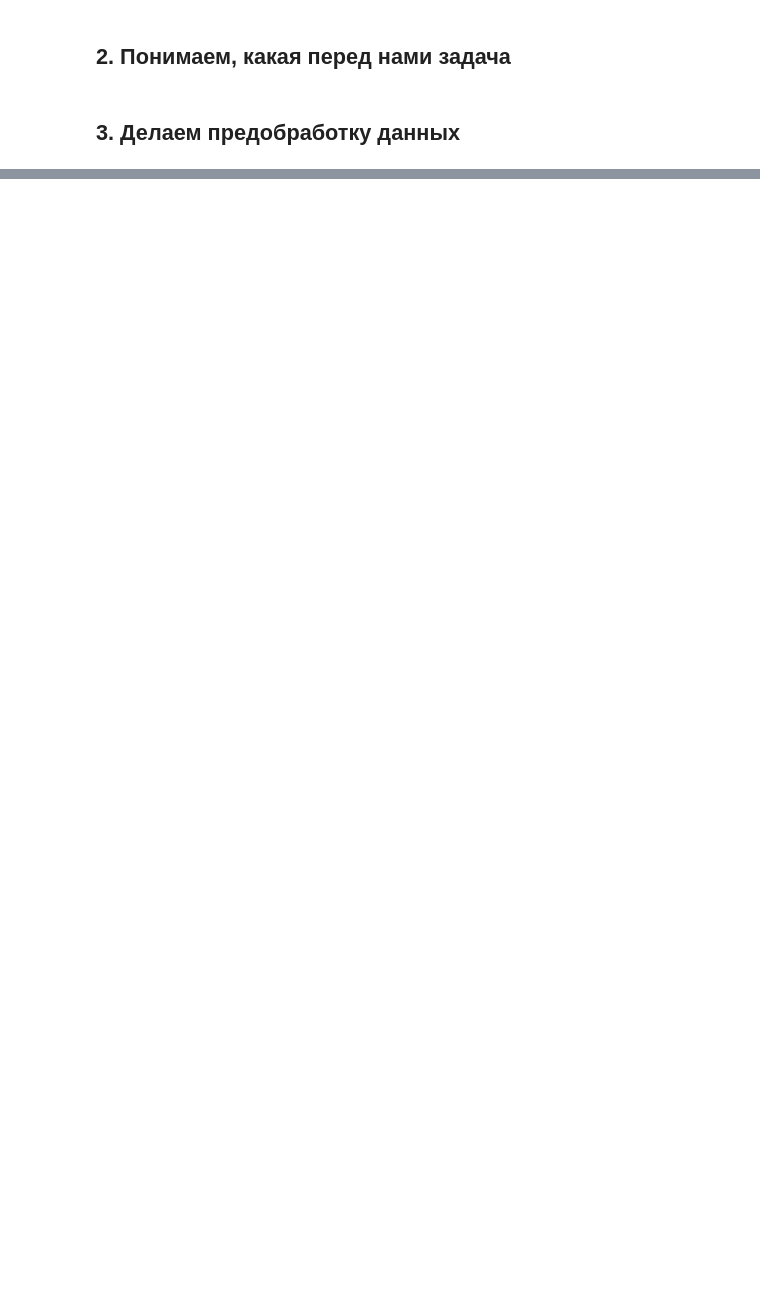
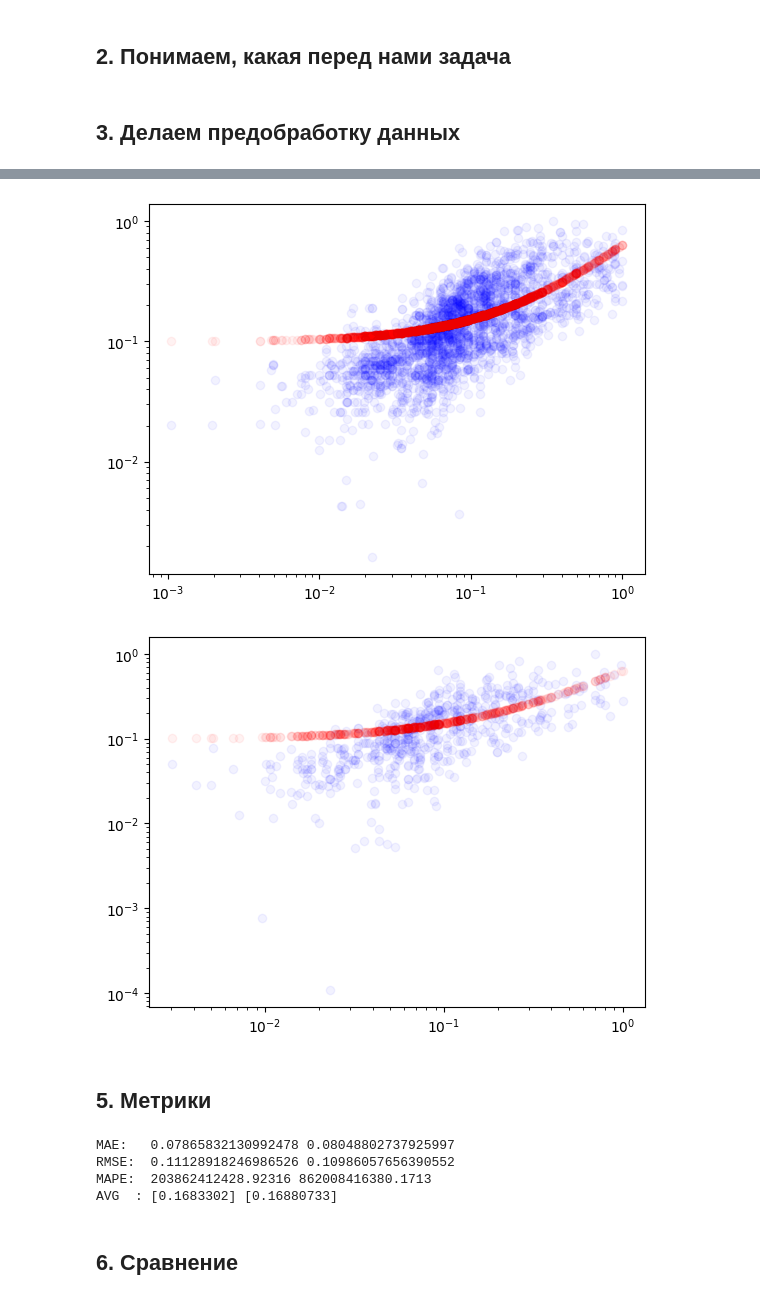
Before and after one commit to 24r3/ann2024, a Jupyter notebook: L3/lab3.ipynb, the cells around one changed output, grey strips where cells are left out. Cells and saved outputs as stored; diff of their text form; code cells hidden in the pictures; blank space fills up the shorter version.

```diff
--- a/L3/lab3.ipynb
+++ b/L3/lab3.ipynb
@@ -63,0 +107,51 @@ data = pd.read_csv(path_to_dataset, sep='\t')  # если нужно, можно
+# %%
+from sklearn.linear_model import LinearRegression
+lr = LinearRegression()
+lr.fit(XTR_scaled.reshape(-1, 1), yTR_scaled)
+lr_pred = lr.predict(XTR_scaled.reshape(-1, 1))
+fig = plt.figure()
+ax = plt.gca()
+ax.plot(XTR_scaled, yTR_scaled, 'o', c='blue', alpha=0.05)
+ax.plot(XTR_scaled, lr_pred, 'o', c='red', alpha=0.05)
+ax.set_yscale('log')
+ax.set_xscale('log')
+fig.show()
+#тестовые данные
+fig = plt.figure()
+ax = plt.gca()
+lr_pred_test = lr.predict(XTE_scaled.reshape(-1, 1))
+ax.plot(XTE_scaled, yTE_scaled, 'o', c='blue', alpha=0.05)
+ax.plot(XTE_scaled, lr_pred_test, 'o', c='red', alpha=0.05)
+ax.set_yscale('log')
+ax.set_xscale('log')
+fig.show()
+# %% [output]
+[figure, added]
+[figure, added]
+# %% [markdown]
+## 5. Метрики
+# %%
+import sklearn.metrics as metrics
+print("MAE:  ",
+    metrics.mean_absolute_error(yTR_scaled, lr_pred),
+    metrics.mean_absolute_error(yTE_scaled, lr_pred_test)
+)
+print("RMSE: ",
+    metrics.root_mean_squared_error(yTR_scaled, lr_pred),
+    metrics.root_mean_squared_error(yTE_scaled, lr_pred_test)
+)
+print("MAPE: ",
+    metrics.mean_absolute_percentage_error(yTR_scaled, lr_pred),
+    metrics.mean_absolute_percentage_error(yTE_scaled, lr_pred_test)
+)
+print("AVG  :",
+      sum(lr_pred)/len(lr_pred),
+      sum(lr_pred_test)/len(lr_pred_test)
+)
+# %% [output]
+MAE:   0.07865832130992478 0.08048802737925997
+RMSE:  0.11128918246986526 0.10986057656390552
+MAPE:  203862412428.92316 862008416380.1713
+AVG  : [0.1683302] [0.16880733]
+# %% [markdown]
+## 6. Сравнение
```
Also changed, not shown: parts of 6 cells of this notebook.
